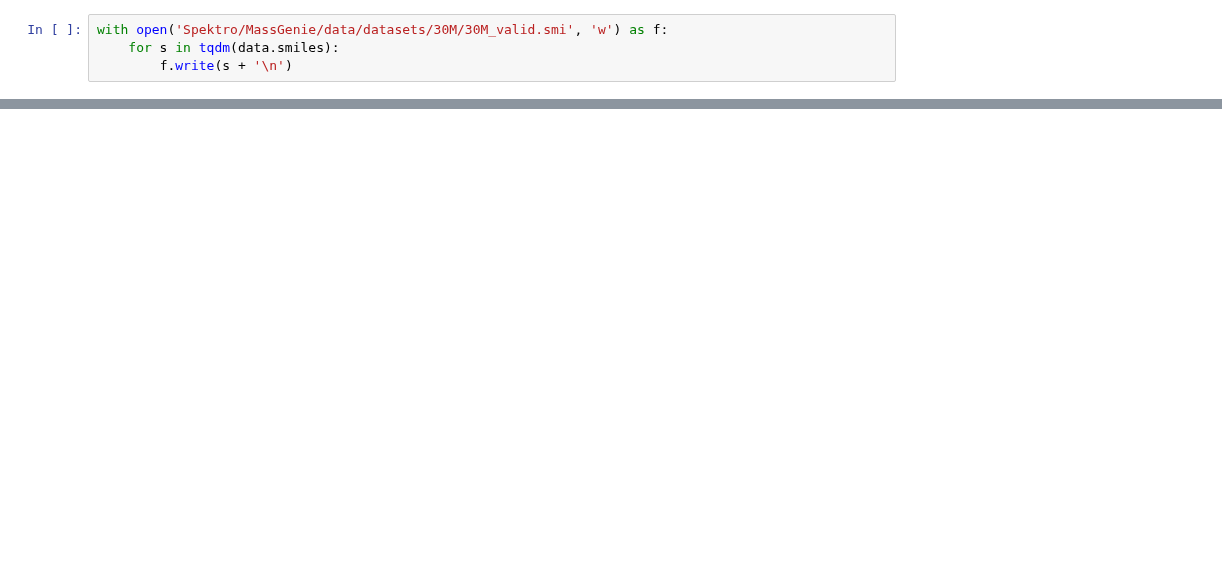
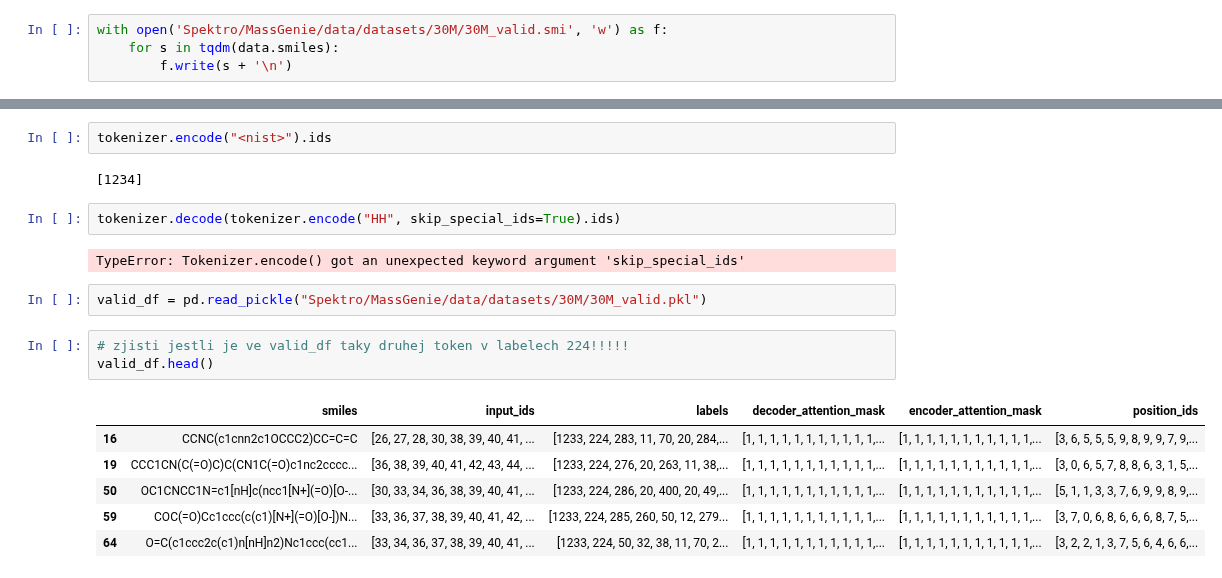
Before and after one commit to hejjack/SpecTRUM, a Jupyter notebook: smaz_to.ipynb, the cells around one changed output, grey strips where cells are left out. Cells and saved outputs as stored; diff of their text form; blank space fills up the shorter version.

```diff
--- a/smaz_to.ipynb
+++ b/smaz_to.ipynb
@@ -270,0 +243,20 @@ defaultdict(list, {'a': [1]})
+# %%
+tokenizer.encode("<nist>").ids
+# %% [output]
+[1234]
+# %%
+tokenizer.decode(tokenizer.encode("HH", skip_special_ids=True).ids)
+# %% [output]
+TypeError: Tokenizer.encode() got an unexpected keyword argument 'skip_special_ids'
+# %%
+valid_df = pd.read_pickle("Spektro/MassGenie/data/datasets/30M/30M_valid.pkl")
+# %%
+# zjisti jestli je ve valid_df taky druhej token v labelech 224!!!!!
+valid_df.head()
+# %% [output]
+|  | smiles | input_ids | labels | decoder_attention_mask | encoder_attention_mask | position_ids |
+| 16 | CCNC(c1cnn2c1OCCC2)CC=C=C | [26, 27, 28, 30, 38, 39, 40, 41, ... | [1233, 224, 283, 11, 70, 20, 284,... | [1, 1, 1, 1, 1, 1, 1, 1, 1, 1, 1,... | [1, 1, 1, 1, 1, 1, 1, 1, 1, 1, 1,... | [3, 6, 5, 5, 5, 9, 8, 9, 9, 7, 9,... |
+| 19 | CCC1CN(C(=O)C)C(CN1C(=O)c1nc2cccc... | [36, 38, 39, 40, 41, 42, 43, 44, ... | [1233, 224, 276, 20, 263, 11, 38,... | [1, 1, 1, 1, 1, 1, 1, 1, 1, 1, 1,... | [1, 1, 1, 1, 1, 1, 1, 1, 1, 1, 1,... | [3, 0, 6, 5, 7, 8, 8, 6, 3, 1, 5,... |
+| 50 | OC1CNCC1N=c1[nH]c(ncc1[N+](=O)[O-... | [30, 33, 34, 36, 38, 39, 40, 41, ... | [1233, 224, 286, 20, 400, 20, 49,... | [1, 1, 1, 1, 1, 1, 1, 1, 1, 1, 1,... | [1, 1, 1, 1, 1, 1, 1, 1, 1, 1, 1,... | [5, 1, 1, 3, 3, 7, 6, 9, 9, 8, 9,... |
+| 59 | COC(=O)Cc1ccc(c(c1)[N+](=O)[O-])N... | [33, 36, 37, 38, 39, 40, 41, 42, ... | [1233, 224, 285, 260, 50, 12, 279... | [1, 1, 1, 1, 1, 1, 1, 1, 1, 1, 1,... | [1, 1, 1, 1, 1, 1, 1, 1, 1, 1, 1,... | [3, 7, 0, 6, 8, 6, 6, 6, 8, 7, 5,... |
+| 64 | O=C(c1ccc2c(c1)n[nH]n2)Nc1ccc(cc1... | [33, 34, 36, 37, 38, 39, 40, 41, ... | [1233, 224, 50, 32, 38, 11, 70, 2... | [1, 1, 1, 1, 1, 1, 1, 1, 1, 1, 1,... | [1, 1, 1, 1, 1, 1, 1, 1, 1, 1, 1,... | [3, 2, 2, 1, 3, 7, 5, 6, 4, 6, 6,... |
```
Also changed, not shown: parts of 47 cells of this notebook, 36 other files.
